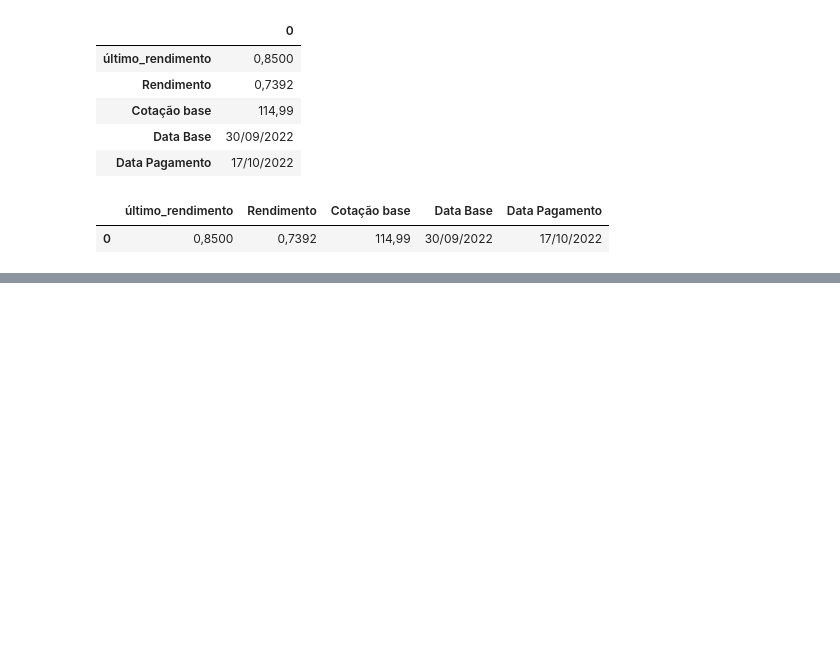
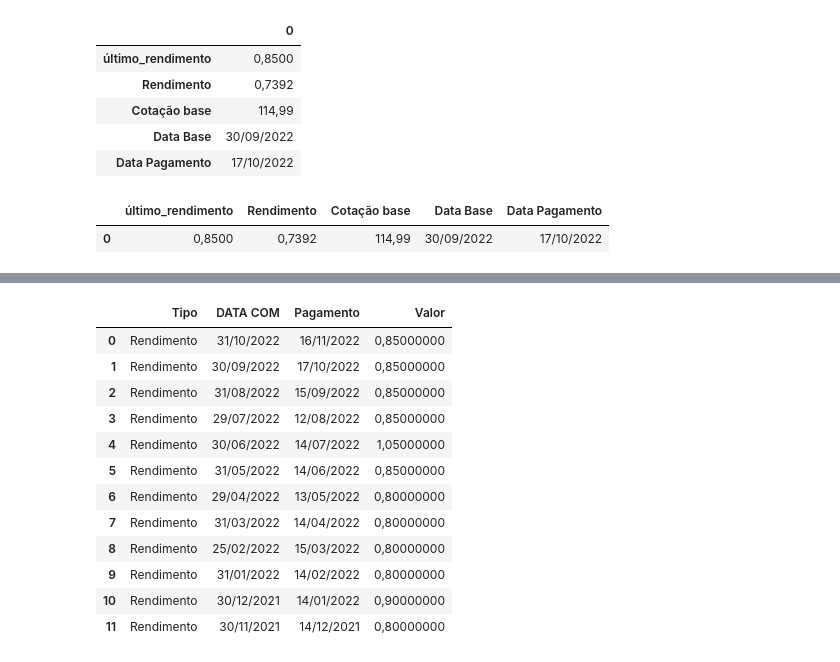
Before and after one commit to NathSantos/Web-Scraping-de-FII-s, a Jupyter notebook: webScraping.ipynb, the cells around one changed output, grey strips where cells are left out. Saved outputs shown, nothing was run; the diff lists cells and outputs as text; code cells hidden in the pictures; blank space fills up the shorter version.

```diff
--- a/webScraping.ipynb
+++ b/webScraping.ipynb
@@ -601,0 +627,4 @@ df.to_csv('./output/data/dataset.csv', sep=';', index=False, encoding='utf-8-sig
+# %%
+# Pegando os atributos e já colocando em uma lista
+atributos = tabela.findAll('th')
+atributos
@@ -601,0 +638,4 @@ df.to_csv('./output/data/dataset.csv', sep=';', index=False, encoding='utf-8-sig
+# %%
+# Pegando os respectivos valores e já colocando em uma lista
+valores = tabela.findAll('td')
+valores
@@ -601,0 +662,13 @@ df.to_csv('./output/data/dataset.csv', sep=';', index=False, encoding='utf-8-sig
+# %%
+listaValoresInd = []
+listaValores = []
+i = 0
+for valor in valores:
+    if(i==3):
+        listaValoresInd.append(valor.getText())
+        listaValores.append(listaValoresInd)
+        listaValoresInd = []
+        i=0
+    else:
+        listaValoresInd.append(valor.getText())
+        i+=1
@@ -601,0 +690,9 @@ df.to_csv('./output/data/dataset.csv', sep=';', index=False, encoding='utf-8-sig
+# %%
+data = {}
+value = []
+for i in range(len(atributos)):
+    for j in range(len(listaValores)):
+        value.append(listaValores[j][i])
+
+    data[atributos[i].getText()] = value
+    value = []
@@ -601,0 +719,20 @@ df.to_csv('./output/data/dataset.csv', sep=';', index=False, encoding='utf-8-sig
+# %%
+import pandas as pd
+
+df = pd.DataFrame(data)
+df.rename(columns = {'\nDATA COM\n':'DATA COM'}, inplace = True)
+df
+# %% [output]
+|  | Tipo | DATA COM | Pagamento | Valor |
+| 0 | Rendimento | 31/10/2022 | 16/11/2022 | 0,85000000 |
+| 1 | Rendimento | 30/09/2022 | 17/10/2022 | 0,85000000 |
+| 2 | Rendimento | 31/08/2022 | 15/09/2022 | 0,85000000 |
+| 3 | Rendimento | 29/07/2022 | 12/08/2022 | 0,85000000 |
+| 4 | Rendimento | 30/06/2022 | 14/07/2022 | 1,05000000 |
+| 5 | Rendimento | 31/05/2022 | 14/06/2022 | 0,85000000 |
+| 6 | Rendimento | 29/04/2022 | 13/05/2022 | 0,80000000 |
+| 7 | Rendimento | 31/03/2022 | 14/04/2022 | 0,80000000 |
+| 8 | Rendimento | 25/02/2022 | 15/03/2022 | 0,80000000 |
+| 9 | Rendimento | 31/01/2022 | 14/02/2022 | 0,80000000 |
+| 10 | Rendimento | 30/12/2021 | 14/01/2022 | 0,90000000 |
+| 11 | Rendimento | 30/11/2021 | 14/12/2021 | 0,80000000 |
```
Also changed, not shown: parts of 14 cells of this notebook.
